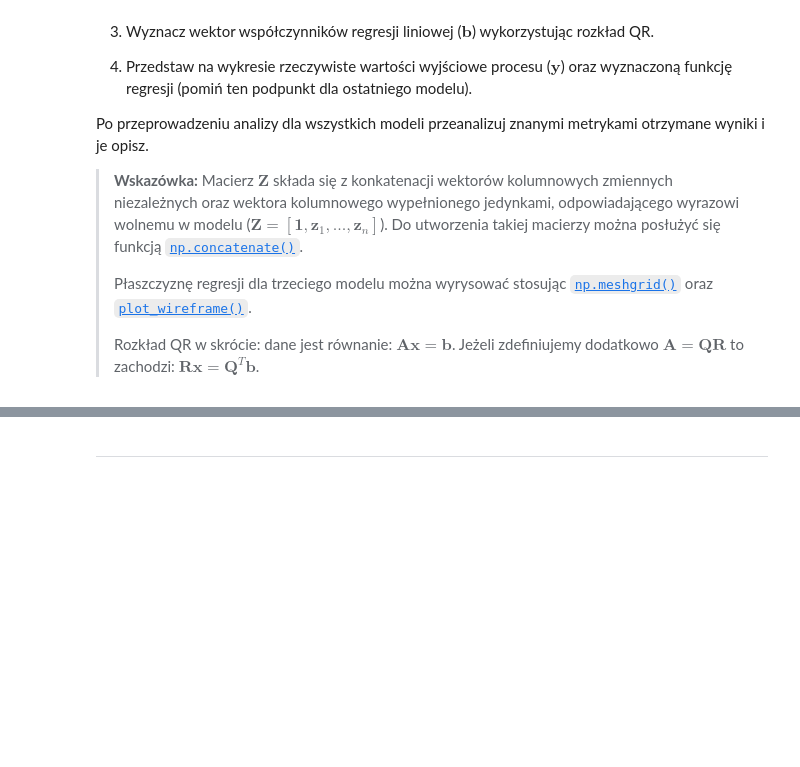
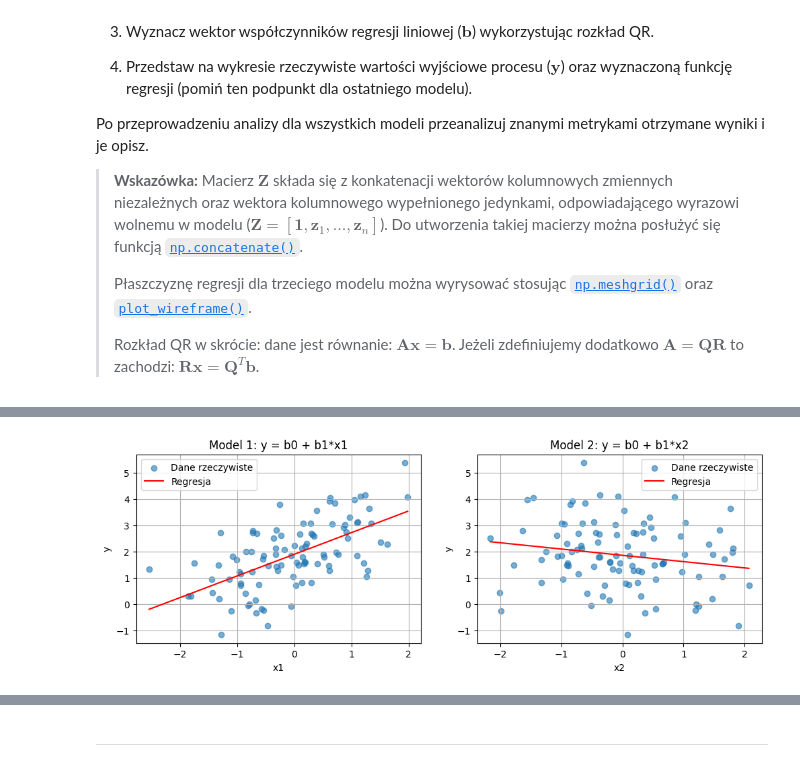
Before and after one commit to MN-KJ-2025/lab-5-r-wnania-m-x-n-Magin28, a Jupyter notebook: sprawozdanie.ipynb, the cells around one changed output, grey strips where cells are left out. Drawn from its saved outputs; the diff is of its cells as text; code cells hidden in the pictures; blank space fills up the shorter version.

```diff
--- a/sprawozdanie.ipynb
+++ b/sprawozdanie.ipynb
@@ -385,0 +380,99 @@ y = 2 + x1 - (x2)/2 + e
+# %%
+# ===== Twoja implementacja tutaj =====
+n = 100
+
+x1 = np.random.normal(0, 1, (n, 1))
+x2 = np.random.normal(0, 1, (n, 1))
+eps = np.random.normal(0, 1, (n, 1))
+
+y = 2 + x1 - 0.5 * x2 + eps
+
+def qr_solve(Z, y):
+    Q, R = np.linalg.qr(Z, mode='reduced')
+    Qt_y = Q.T @ y
+    b = sp.linalg.solve_triangular(R, Qt_y, lower=False)
+    return b
+
+def mse(y, y_pred):
+    return np.mean((y - y_pred)**2)
+
+def r2_score(y, y_pred):
+    ss_res = np.sum((y - y_pred)**2)
+    ss_tot = np.sum((y - np.mean(y))**2)
+    return 1 - ss_res / ss_tot
+
+models = {
+    "Model 1": ("y = b0 + b1*x1", np.hstack([np.ones((n,1)), x1])),
+    "Model 2": ("y = b0 + b1*x2", np.hstack([np.ones((n,1)), x2])),
+    "Model 3": ("y = b0 + b1*x1 + b2*x2", np.hstack([np.ones((n,1)), x1, x2])),
+    "Model 4": ("y = b0 + b1*x1 + b2*x2 + b3*(x1*x2)", np.hstack([np.ones((n,1)), x1, x2, x1*x2]))
+}
+
+results = {}
+
+for name, (formula, Z) in models.items():
+    b_hat = qr_solve(Z, y)
+    y_hat = Z @ b_hat
+    results[name] = {
+        "formula": formula,
+        "b_hat": b_hat.flatten(),
+        "MSE": mse(y, y_hat),
+        "R2": r2_score(y, y_hat),
+        "Z_shape": Z.shape
+    }
+
+for name, res in results.items():
+    print(f"\n{name}: {res['formula']}")
+    print(f"Z shape: {res['Z_shape']}")
+    for i, b in enumerate(res['b_hat']):
+        print(f"  b[{i}] = {b:.6f}")
+    print(f"MSE = {res['MSE']:.6f}, R^2 = {res['R2']:.6f}")
+
+
+# Model 1
+plt.figure(figsize=(12, 8))
+plt.subplot(2, 2, 1)
+plt.scatter(x1, y, label="Dane rzeczywiste", alpha=0.6)
+plt.plot(np.sort(x1, axis=0),
+         results["Model 1"]["b_hat"][0] + results["Model 1"]["b_hat"][1] * np.sort(x1, axis=0),
+         color="red", label="Regresja")
+plt.xlabel("x1")
+plt.ylabel("y")
+plt.title("Model 1: y = b0 + b1*x1")
+plt.legend()
+plt.grid(True)
+
+# Model 2
+plt.subplot(2, 2, 2)
+plt.scatter(x2, y, label="Dane rzeczywiste", alpha=0.6)
+plt.plot(np.sort(x2, axis=0),
+         results["Model 2"]["b_hat"][0] + results["Model 2"]["b_hat"][1] * np.sort(x2, axis=0),
+         color="red", label="Regresja")
+plt.xlabel("x2")
+plt.ylabel("y")
+plt.title("Model 2: y = b0 + b1*x2")
+plt.legend()
+plt.grid(True)
+
+# Model 3
+b3 = results["Model 3"]["b_hat"]
+fig = plt.figure(figsize=(6,5))
+ax = fig.add_subplot(111, projection='3d')
+x1g = np.linspace(x1.min(), x1.max(), 20)
+x2g = np.linspace(x2.min(), x2.max(), 20)
+X1, X2 = np.meshgrid(x1g, x2g)
+Y_hat = b3[0] + b3[1]*X1 + b3[2]*X2
+
+ax.scatter(x1, x2, y, color='blue', alpha=0.5)
+ax.plot_wireframe(X1, X2, Y_hat, color='red', alpha=0.6)
+ax.set_title("Model 3: y = b0 + b1*x1 + b2*x2")
+ax.set_xlabel("x1")
+ax.set_ylabel("x2")
+ax.set_zlabel("y")
+
+plt.tight_layout()
+plt.show()
+
+print("\nAnaliza wyników:")
+print("znajlepsze dopasnowanie ma model 3 bo ma najnizszy błąd średniokwadratowy")
+# %% [output]
@@ -385,0 +496 @@ y = 2 + x1 - (x2)/2 + e
+[figure, added]
```
Also changed, not shown: parts of 2 cells of this notebook.
